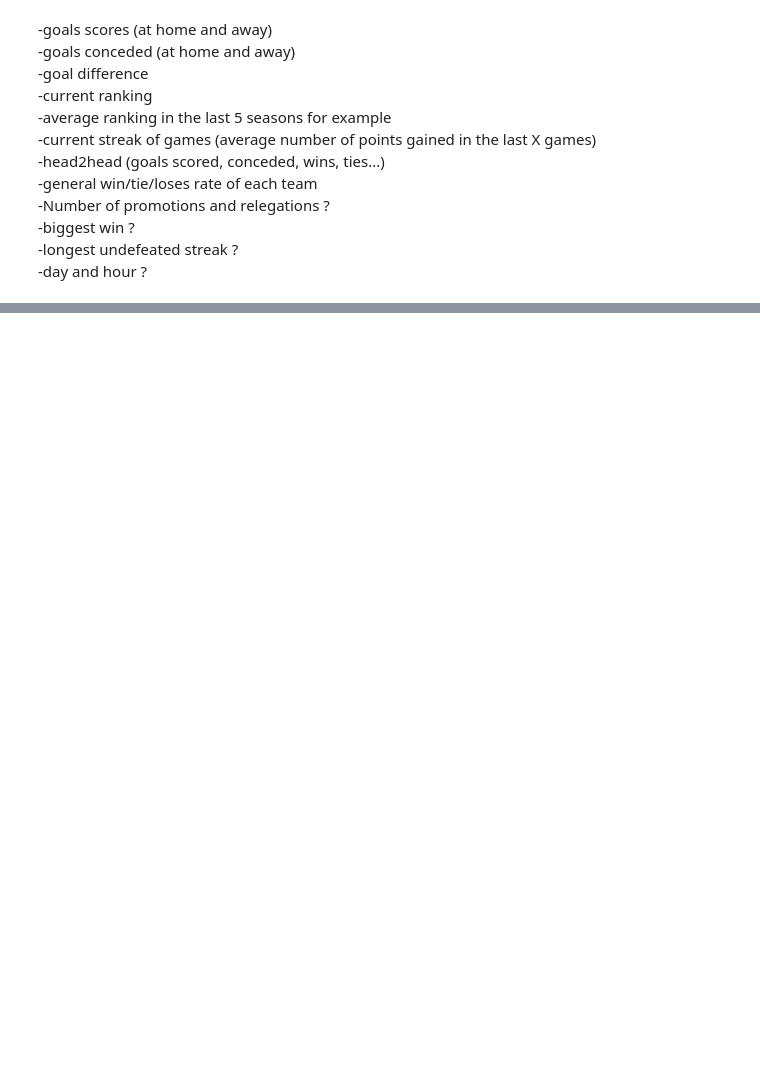
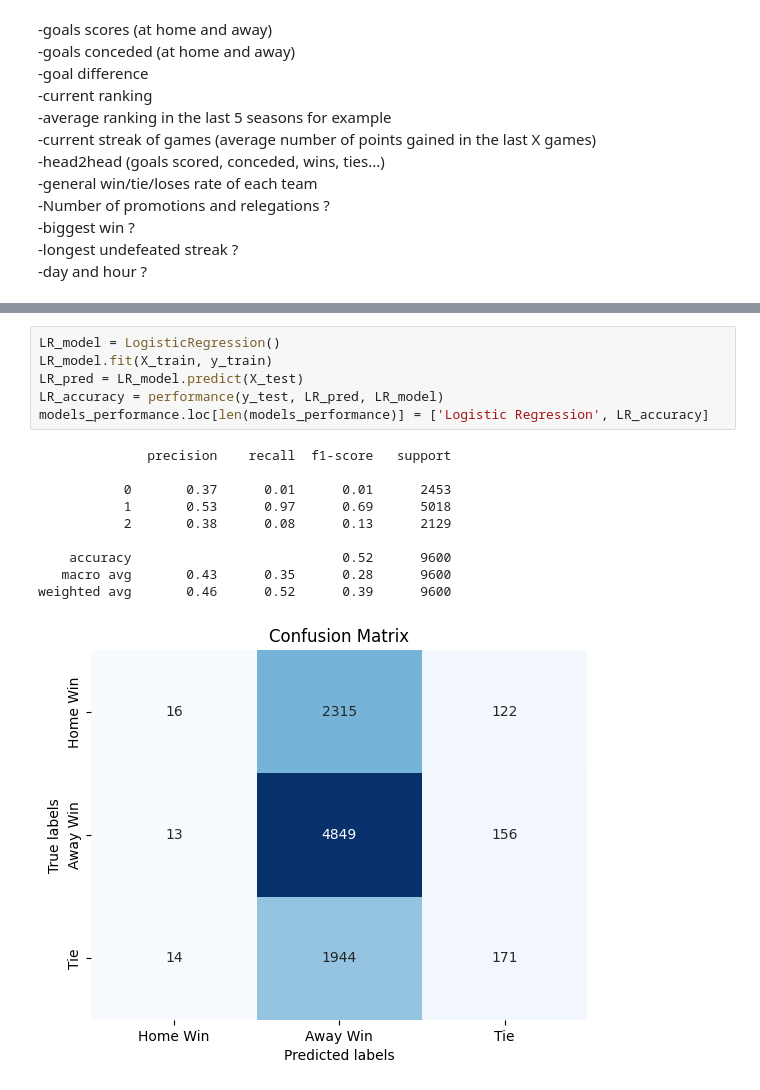
Before and after one commit to ManuIluro22/LaLiga, a Jupyter notebook: analysis/harry_misc.ipynb, the cells around one changed output, grey strips where cells are left out. Saved outputs shown, nothing was run; the diff lists cells and outputs as text; blank space fills up the shorter version.

```diff
--- a/analysis/harry_misc.ipynb
+++ b/analysis/harry_misc.ipynb
@@ -229,0 +384,17 @@ TypeError: corr() got an unexpected keyword argument 'numeric_only'
+# %%
+LR_model = LogisticRegression()
+LR_model.fit(X_train, y_train)
+LR_pred = LR_model.predict(X_test)
+LR_accuracy = performance(y_test, LR_pred, LR_model)
+models_performance.loc[len(models_performance)] = ['Logistic Regression', LR_accuracy]
+# %% [output]
+              precision    recall  f1-score   support
+
+           0       0.37      0.01      0.01      2453
+           1       0.53      0.97      0.69      5018
+           2       0.38      0.08      0.13      2129
+
+    accuracy                           0.52      9600
+   macro avg       0.43      0.35      0.28      9600
+weighted avg       0.46      0.52      0.39      9600
+[figure, added]
```
Also changed, not shown: parts of 15 cells of this notebook.
